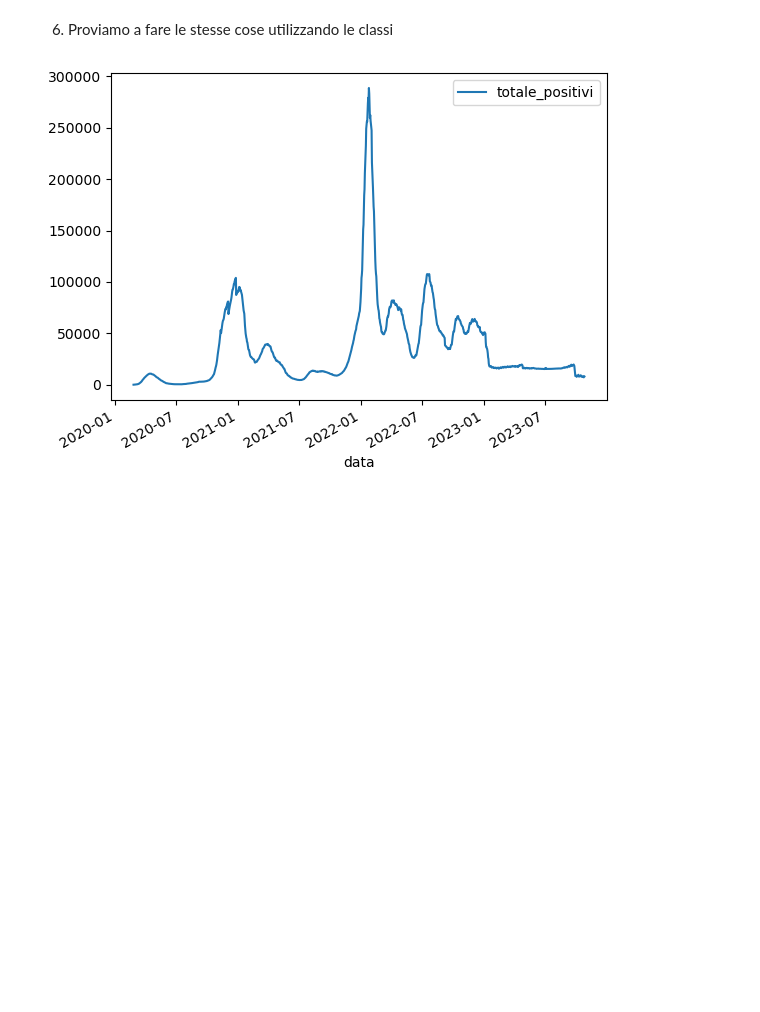
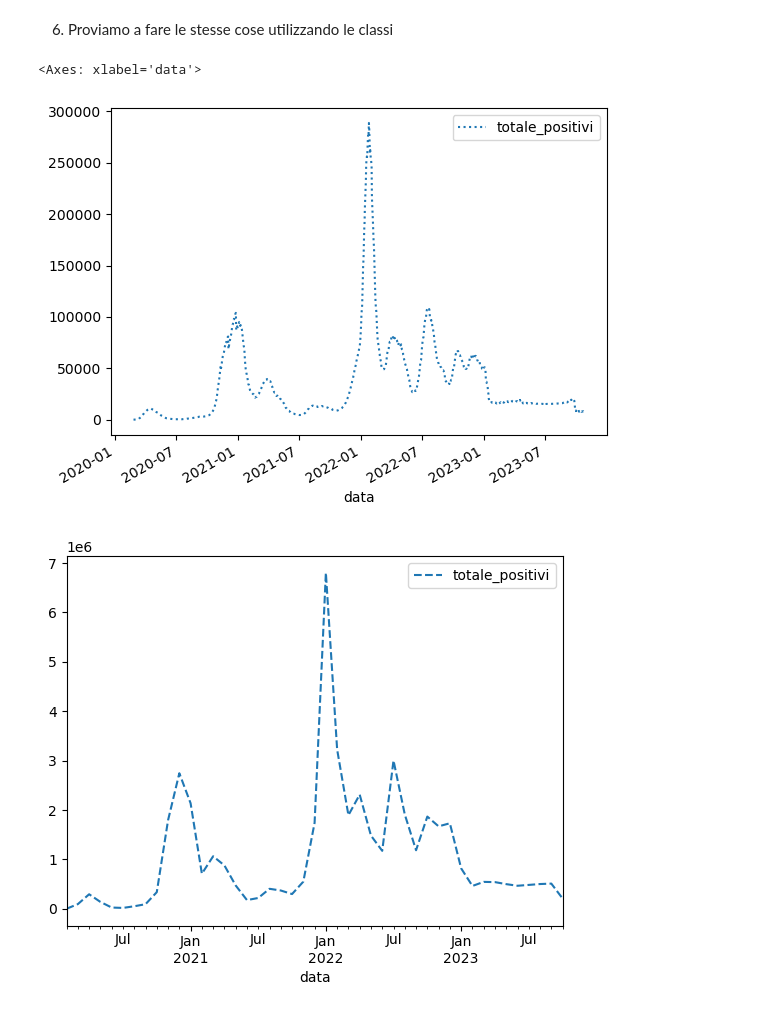
Before and after one commit to giofas02/Tmrd, a Jupyter notebook: Coviddi-checkpoint.ipynb, the cells around one changed output. Saved outputs shown, nothing was run; the diff lists cells and outputs as text; code cells hidden in the pictures; blank space fills up the shorter version.

Commit message:
Ultimo coviddi checkpoiiiiiint
ora non so più cosa inventarmi

```diff
--- a/Coviddi-checkpoint.ipynb
+++ b/Coviddi-checkpoint.ipynb
@@ -158,21 +158,25 @@ datiVeneto1daily.plot(style = ['--','.'])
 # %% [markdown]
 6. Proviamo a fare le stesse cose utilizzando le classi
-# %%
-class tabdatadati:
-
-    def __init__(self,dati,regione,dato1):
-        self.tabella =  pd.read_csv(dati, sep =',',index_col = 'data', parse_dates = True)
-        self.dato = self.tabella[[dato1]]
-        for (reg,valori) in (self.tabella.groupby('denominazione_regione')):
-            if reg == regione:
-                self.regione = valori.drop(['denominazione_regione'],axis = 1)
-        self.datoregione = self.regione[[dato1]]
-        self.datoregione.plot()
-
-coviddi = tabdatadati('dpc-covid19-ita-regioni.csv','Veneto','totale_positivi')
-#print(coviddi.tabella)
-#print(coviddi.dato)
-#print(coviddi.regione.head)
-#print(coviddi.datoregione)
-# %% [output]
-[figure, removed]
+# %%
+class tabdatadati:
+
+    def __init__(self,dati,regione,dato1,stilegrafico):
+        self.tabella =  pd.read_csv(dati, sep =',',index_col = 'data', parse_dates = True)
+        self.dato = self.tabella[[dato1]]
+        for (reg,valori) in (self.tabella.groupby('denominazione_regione')):
+            if reg == regione:
+                self.regione = valori.drop(['denominazione_regione'],axis = 1)
+        self.datoregione = self.regione[[dato1]]
+        self.datoregione.plot(style = stilegrafico)
+
+coviddi = tabdatadati('dpc-covid19-ita-regioni.csv','Veneto','totale_positivi',':')
+#print(coviddi.tabella)
+#print(coviddi.dato)
+#print(coviddi.regione.head)
+#print(coviddi.datoregione)
+datiVeneto1daily = coviddi.datoregione.resample('M').sum()
+datiVeneto1daily.plot(style = '--')
+# %% [output]
+<Axes: xlabel='data'>
+[figure, added]
+[figure, added]
```
Also changed, not shown: parts of 8 cells of this notebook.
